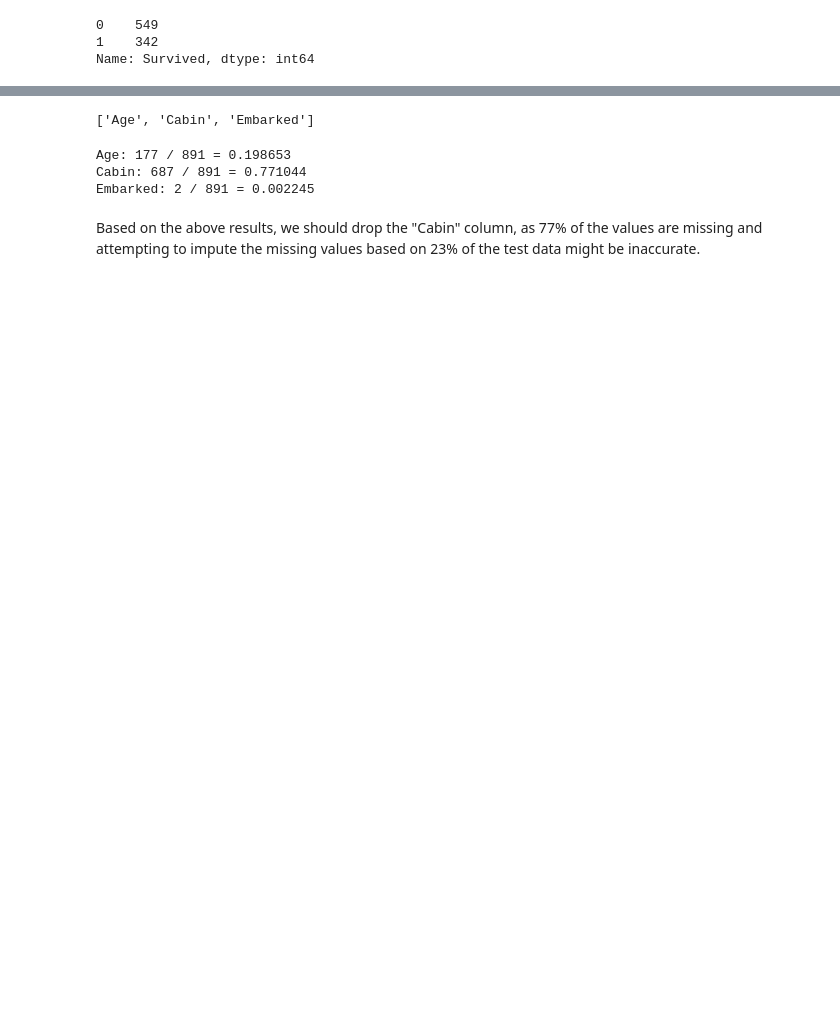
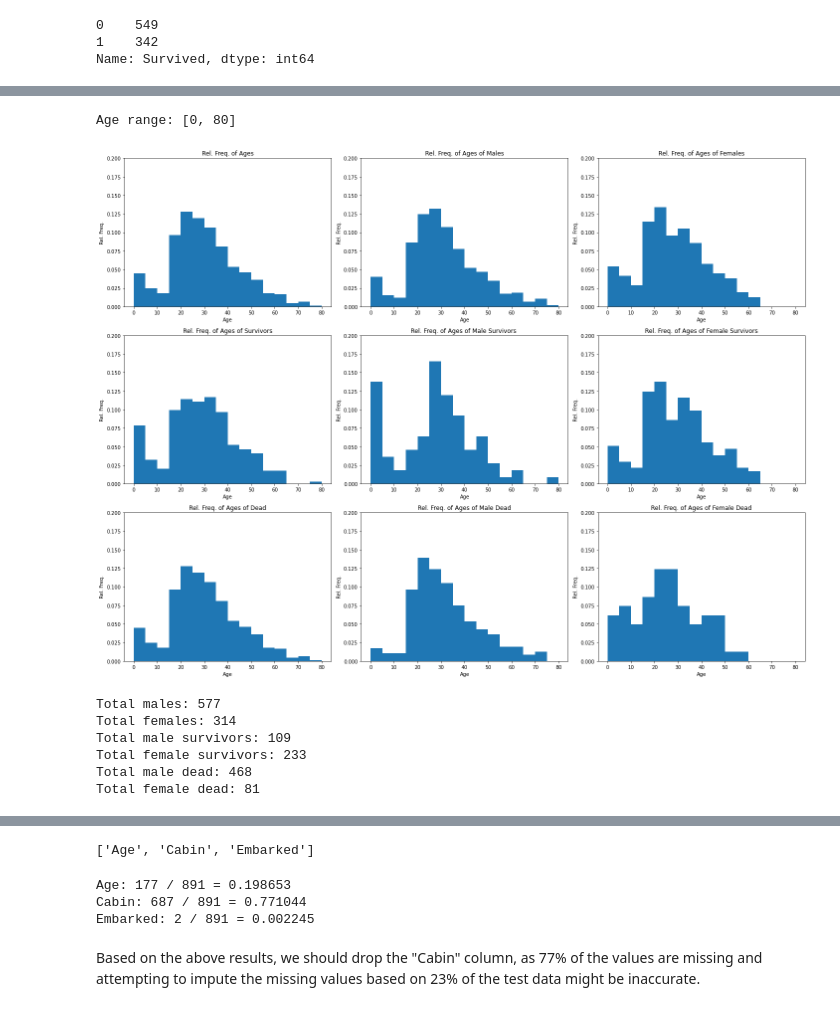
Before and after one commit to zhihil/data-science-notebooks, a Jupyter notebook: titanic/note-1.ipynb, the cells around one changed output, grey strips where cells are left out. Drawn from its saved outputs; the diff is of its cells as text; code cells hidden in the pictures; blank space fills up the shorter version.

```diff
--- a/titanic/note-1.ipynb
+++ b/titanic/note-1.ipynb
@@ -74,0 +100,75 @@ print("% of men who survived:", rate_men)
+# %%
+# Investigate any relationship between Age and Survival
+max_age = max(train_data['Age'])
+min_age = min(train_data['Age'])
+print("Age range: [%d, %d]" % (min_age, max_age))
+
+def plot_age_hist(ax, data):
+    x = np.linspace(0, 80, num=17)
+    ax.hist(data, bins=x, weights=np.zeros_like(data) + 1. / data.size)
+    ax.set_ylim(0, 0.2)
+    ax.set_xlabel('Age')
+    ax.set_ylabel('Rel. Freq.')
+
+
+fig, ax = plt.subplots(3, 3, figsize=(20, 15))
+
+# Histogram of survived and not survived
+age_data = train_data['Age']
+plot_age_hist(ax[0,0], age_data)
+ax[0,0].set_title('Rel. Freq. of Ages')
+
+male_age_data = age_data[train_data['Sex'] == 'male']
+plot_age_hist(ax[0,1], male_age_data)
+ax[0,1].set_title('Rel. Freq. of Ages of Males')
+
+female_age_data = age_data[train_data['Sex'] == 'female']
+plot_age_hist(ax[0,2], female_age_data)
+ax[0,2].set_title('Rel. Freq. of Ages of Females')
+
+# Histograms of those that survived
+surviving_age_data = train_data[train_data['Survived'] == 1]['Age']
+plot_age_hist(ax[1,0], surviving_age_data)
+ax[1,0].set_title('Rel. Freq. of Ages of Survivors')
+
+surviving_male_age_data = surviving_age_data[train_data['Sex'] == 'male']
+plot_age_hist(ax[1,1], surviving_male_age_data)
+ax[1,1].set_title('Rel. Freq. of Ages of Male Survivors ')
+
+surviving_female_age_data = surviving_age_data[train_data['Sex'] == 'female']
+plot_age_hist(ax[1,2], surviving_female_age_data)
+ax[1,2].set_title('Rel. Freq. of Ages of Female Survivors')
+
+# Histograms of those that did not survive
+dead_age_data = train_data[train_data['Survived'] == 0]['Age']
+plot_age_hist(ax[2,0], age_data)
+ax[2,0].set_title('Rel. Freq. of Ages of Dead')
+
+dead_male_age_data = dead_age_data[train_data['Sex'] == 'male']
+plot_age_hist(ax[2,1], dead_male_age_data)
+ax[2,1].set_title('Rel. Freq. of Ages of Male Dead')
+
+dead_female_age_data = dead_age_data[train_data['Sex'] == 'female']
+plot_age_hist(ax[2,2], dead_female_age_data)
+ax[2,2].set_title('Rel. Freq. of Ages of Female Dead')
+
+plt.tight_layout()
+plt.show()
+
+print("Total males: %d" % len(male_age_data))
+print("Total females: %d" % len(female_age_data))
+
+print("Total male survivors: %d" % len(surviving_male_age_data))
+print("Total female survivors: %d" % len(surviving_female_age_data))
+
+print("Total male dead: %d" % len(dead_male_age_data))
+print("Total female dead: %d" % len(dead_female_age_data))
+# %% [output]
+Age range: [0, 80]
+[figure, added]
+Total males: 577
+Total females: 314
+Total male survivors: 109
+Total female survivors: 233
+Total male dead: 468
+Total female dead: 81
```
Also changed, not shown: parts of 19 cells of this notebook.
